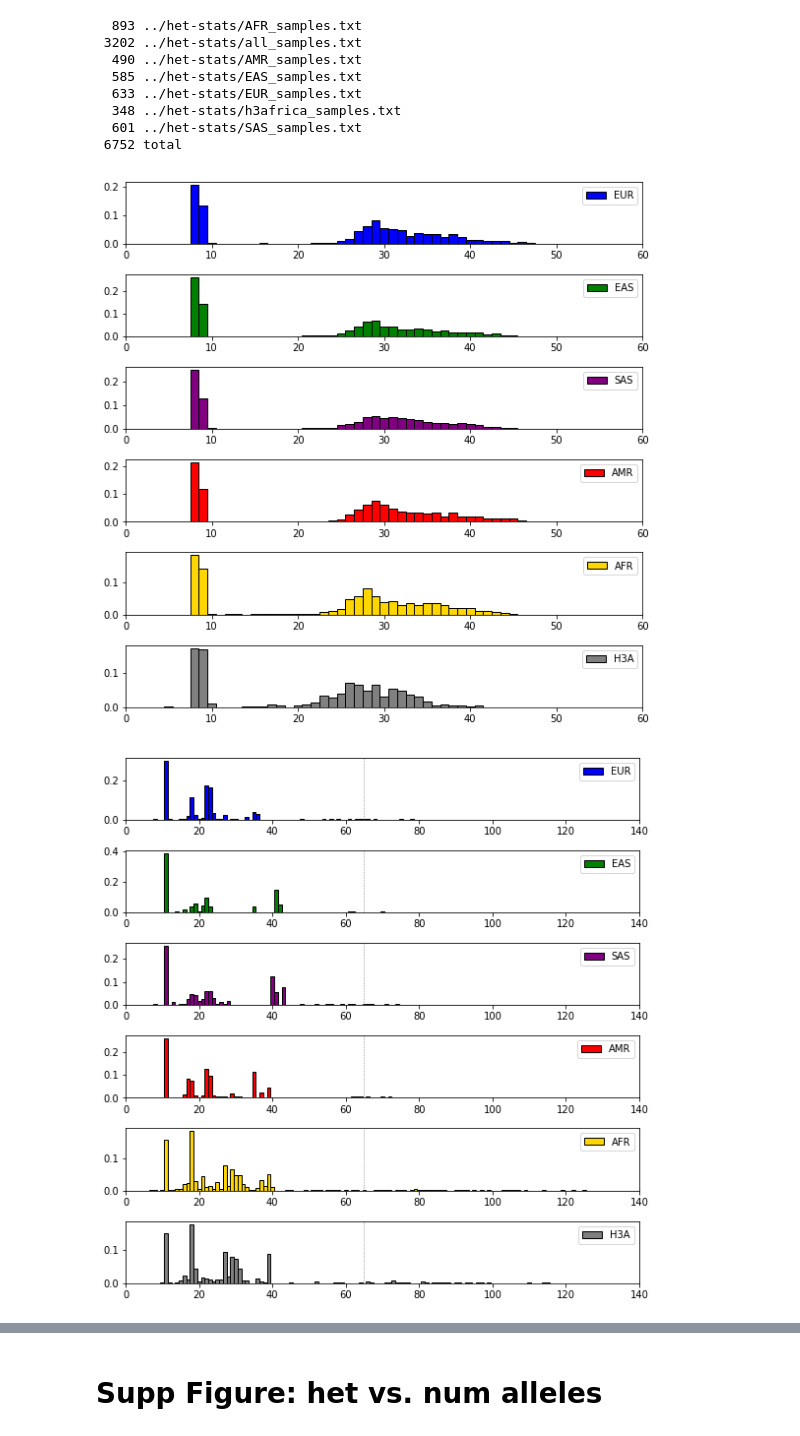
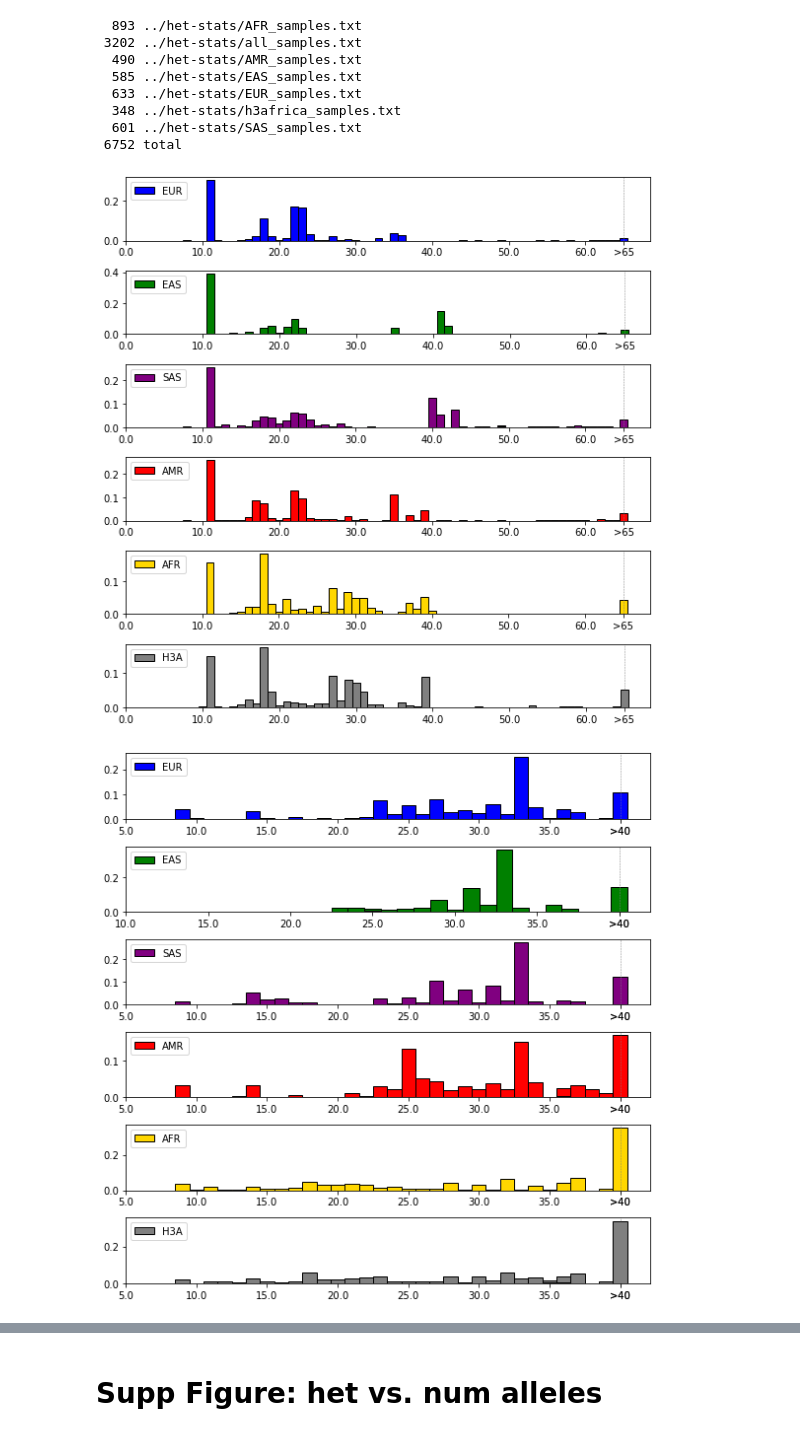
Before and after one commit to gymreklab/1000Genomes-TR-Analysis, a Jupyter notebook: figure-notebooks-round2/Figure2-SizeDistributions.ipynb, the cells around one changed output, grey strips where cells are left out. Cells and saved outputs as stored; diff of their text form; code cells hidden in the pictures.

```diff
--- a/figure-notebooks-round2/Figure2-SizeDistributions.ipynb
+++ b/figure-notebooks-round2/Figure2-SizeDistributions.ipynb
@@ -167,57 +167,49 @@ diffs[(diffs["freq"]>0.95) & (diffs["diff"].apply(abs)>2)].to_csv(os.path.join(P
   601 ../het-stats/SAS_samples.txt
  6752 total
 # %%
-for (chrom, pos, name, maxval, expthresh) in [("chr11", 126065034, "CDON", 60, None), \
-                           ("chr17", 51831667, "CA10", 140, 65), \
-                          ("chr1", 77887912, "NEXN", 160, 40)]:
-    # Run statstr
-    cmd = """
-    mkdir -p tmp/
-    statSTR \
-    --vcf /gymreklab-tscc/helia/ensembl/ensemble_out/ensemble_%s_filtered.vcf.gz \
-    --vcftype hipstr \
-    --afreq --use-length \
-    --region %s:%s-%s \
-    --samples ../het-stats/EUR_samples.txt,../het-stats/EAS_samples.txt,../het-stats/SAS_samples.txt,../het-stats/AMR_samples.txt,../het-stats/AFR_samples.txt,../het-stats/h3africa_samples.txt \
-    --sample-prefixes EUR,EAS,SAS,AMR,AFR,H3A \
-    --out tmp/%s.%s.stats
-    """%(chrom, chrom, pos, pos, chrom, pos)
-    os.system(cmd)
-
+for (chrom, pos, name, expthresh) in [("chr17", 51831667, "CA10", 65), \
+                          ("chr1", 77887912, "NEXN", 40)]:
+    # Run statstr run_statSTR.sh
     # Load data
     data = pd.read_csv(os.path.join("tmp", "%s.%s.stats.tab")%(chrom, pos), sep="\t")
     if data.shape[0] != 1:
         assert("Need to find exactly one locus!")
 
     fig = plt.figure()
     fig.set_size_inches((8, 8))
     popnum = 0
     w = 0.15
     for spop in ["EUR","EAS","SAS","AMR","AFR","H3A"]:
         ax = fig.add_subplot(6, 1, popnum+1)
         vals = data["afreq-%s"%spop].values[0]
         xvals = []
         yvals = []
+        above_threshold_freq = 0
         for ainfo in vals.split(","):
             allele, freq = ainfo.split(":")
             allele = int(float(allele))
+            if allele >= expthresh:
+                above_threshold_freq += float(freq)
+                continue
             freq = float(freq)
             xvals.append(allele)
             yvals.append(freq)
+        xvals.append(expthresh)
+        yvals.append(above_threshold_freq)
         ax.bar(xvals, yvals, color=GetSuperpopColors(spop), edgecolor="black", label=spop, width=1)
+        xticks = ax.get_xticks()
+        ax.set_xticks(list(xticks[0:len(xticks) - 1]) + [expthresh])
+        ax.set_xticklabels([str(x) for x in xticks[0:len(xticks) - 1]] + [f">{expthresh}"])
         if expthresh is not None:
             ax.axvline(x=expthresh, linewidth=0.5, color="gray", linestyle="dashed")
-        ax.legend(loc="upper right")
+        ax.legend(loc="upper left")
         popnum += 1
-        ax.set_xlim(left=0, right=maxval)
-    if name == "CDON":
-        figname = "Figure2d-AFreq-CDON.pdf"
     if name == "CA10":
         figname = "Figure2e-AFreq-CA10.pdf"
     if name == "NEXN":
         figname = "Figure2f-AFreq-NEXN.pdf"
+    fig.tight_layout()
     fig.savefig(os.path.join(PLOTDIR, figname))
-    fig.tight_layout()
 # %% [output]
-[figure, old version]
+[figure, new version]
-[figure, old version]
+[figure, new version]
```
Also changed, not shown: parts of 5 cells of this notebook, 2 other files.
